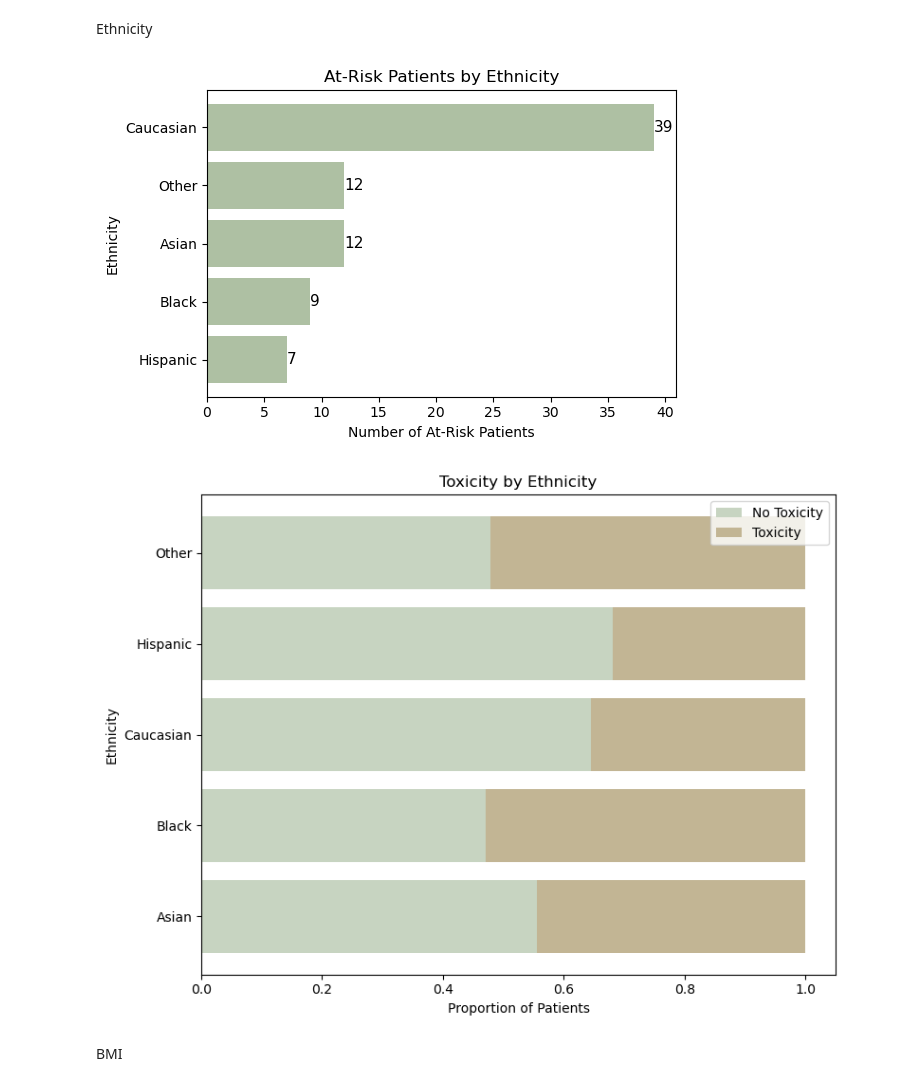
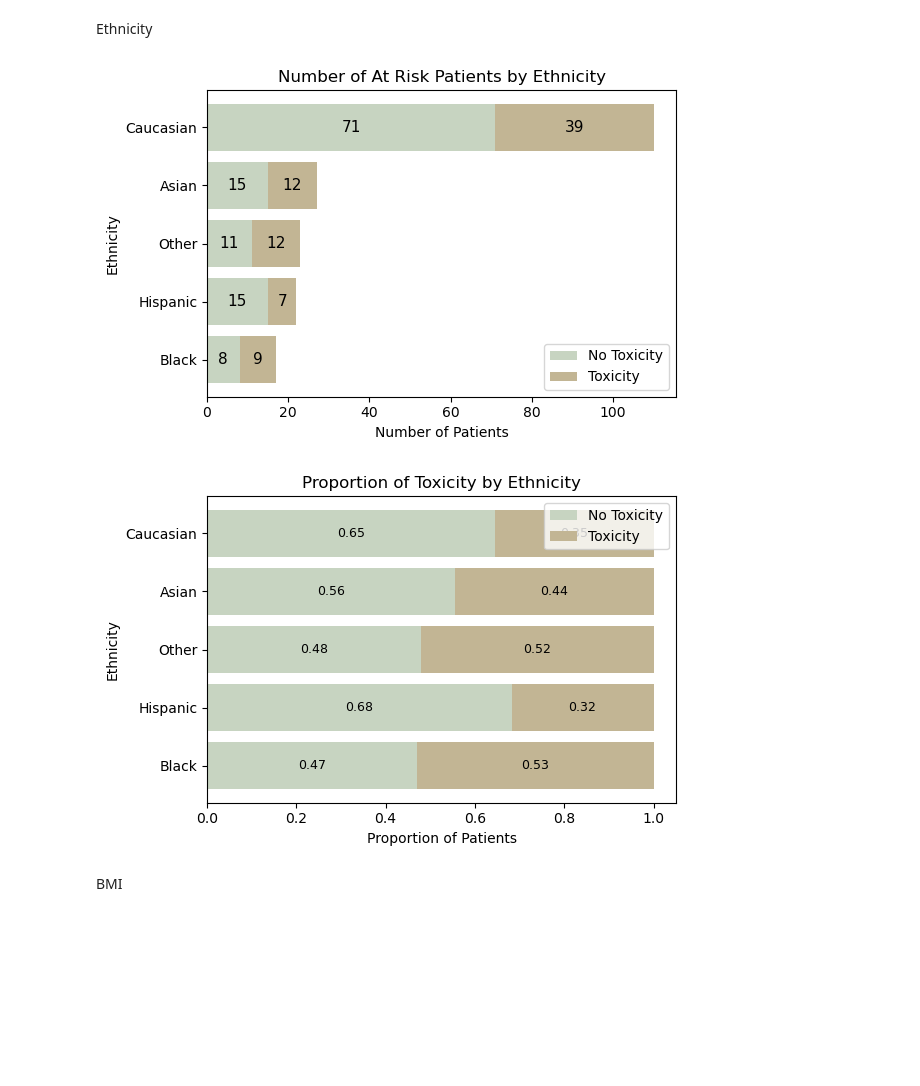
Before and after one commit to kstatham402/170A_Capstone_Project, a Jupyter notebook: notebooks/descriptive_visuals.ipynb, the cells around one changed output. Saved outputs shown, nothing was run; the diff lists cells and outputs as text; code cells hidden in the pictures; blank space fills up the shorter version.

```diff
--- a/notebooks/descriptive_visuals.ipynb
+++ b/notebooks/descriptive_visuals.ipynb
@@ -8,5 +8,10 @@ import matplotlib.pyplot as plt
 import seaborn as sns
 # %%
 df = pd.read_csv(os.path.join("..", "data", "processed", "cardio_onc_prostate_04cleaned.csv"))
+
+bins = np.arange(45, df['age'].max(), 5)
+labels = [f"{int(b)}–{int(b+4)}" for b in bins[:-1]]
+df['age_bin'] = pd.cut(df['age'], bins=bins, labels=labels, right=False)
+
 tox = df[df['at_risk'] == 1]
 no_tox = df[df['at_risk'] == 0]
@@ -176,50 +115,61 @@ plt.show()
 # %% [markdown]
 Ethnicity
 # %%
-counts = (
-    tox
-    .groupby('ethnicity')['unique_patient_id']
-    .nunique()
-    .sort_values(ascending=True)
-)
-
-# Plot
-fig, ax = plt.subplots(figsize=(6,4))
-
-bars = ax.barh(counts.index, counts.values, color='#aec0a3')
-
-ax.bar_label(bars, fontsize=11)
-
-ax.set_xlabel('Number of At-Risk Patients')
-ax.set_ylabel('Ethnicity')
-ax.set_title('At-Risk Patients by Ethnicity')
-
-plt.tight_layout()
-plt.show()
 
 counts = (
     df.groupby(['ethnicity', 'at_risk'])['unique_patient_id']
     .nunique()
     .unstack(fill_value=0)
 )
 
 counts = counts[counts.sum(axis=1) >= 5]
 
-fig, ax = plt.subplots(figsize=(8,6))
-props = counts.div(counts.sum(axis=1), axis=0)
-ax.barh(props.index, props[0], label='No Toxicity', color='#c7d4c1')
-ax.barh(props.index, props[1], left=props[0], color='#c2b594', label='Toxicity')
+# Count
 
-ax.set_xlabel('Proportion of Patients')
+counts = counts.loc[counts.sum(axis=1).sort_values(ascending=True).index]
+
+counts = counts[counts.sum(axis=1) >= 2]
+
+# Plot stacked horizontal bars
+fig, ax = plt.subplots(figsize=(6,4))
+
+bars_no=ax.barh(counts.index, counts[0], color='#c7d4c1', label='No Toxicity')
+bars_yes=ax.barh(counts.index, counts[1], left=counts[0], color='#c2b594', label='Toxicity')
+
+ax.bar_label(bars_no, label_type='center', fontsize=11)
+ax.bar_label(bars_yes, label_type='center', fontsize=11)
+
+ax.set_xlabel('Number of Patients')
 ax.set_ylabel('Ethnicity')
-ax.set_title('Toxicity by Ethnicity')
+ax.set_title('Number of At Risk Patients by Ethnicity')
 ax.legend()
 
 plt.tight_layout()
 plt.show()
+
+# Proportion
+
+fig, ax = plt.subplots(figsize=(6,4))
+props = counts.div(counts.sum(axis=1), axis=0)
+bars_no = ax.barh(props.index, props[0], label='No Toxicity', color='#c7d4c1')
+bars_yes = ax.barh(props.index, props[1], left=props[0], color='#c2b594', label='Toxicity')
+
+labels_no = [f"{p:.2f}" if p > 0 else "" for p in props[0]]
+labels_yes = [f"{p:.2f}" if p > 0 else "" for p in props[1]]
+
+ax.bar_label(bars_no, labels=labels_no, label_type='center', fontsize=9)
+ax.bar_label(bars_yes, labels=labels_yes, label_type='center', fontsize=9)
+
+ax.set_xlabel('Proportion of Patients')
+ax.set_ylabel('Ethnicity')
+ax.set_title('Proportion of Toxicity by Ethnicity')
+ax.legend()
+
+plt.tight_layout()
+plt.show()
 # %% [output]
-[figure, old version]
+[figure, new version]
-[figure, old version]
+[figure, new version]
 # %% [markdown]
 BMI
 # %%
```
Also changed, not shown: parts of 56 cells of this notebook.
